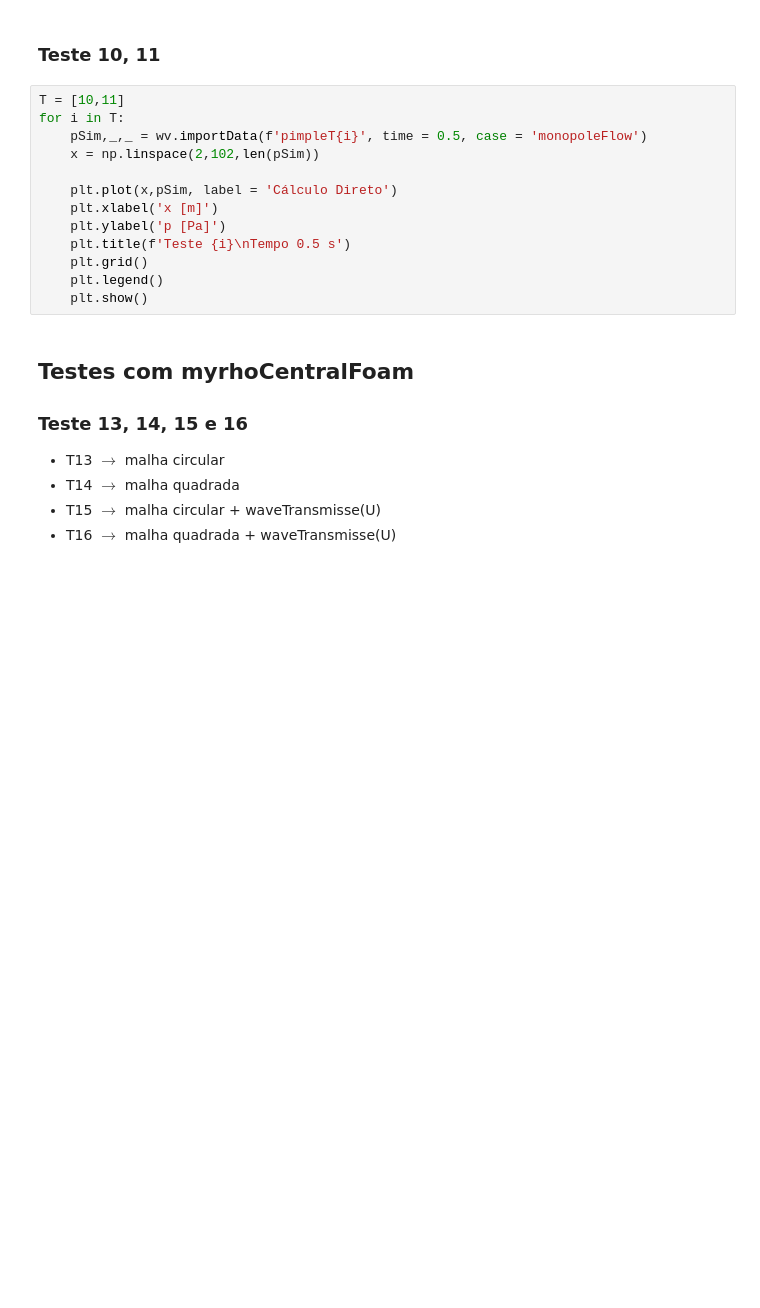
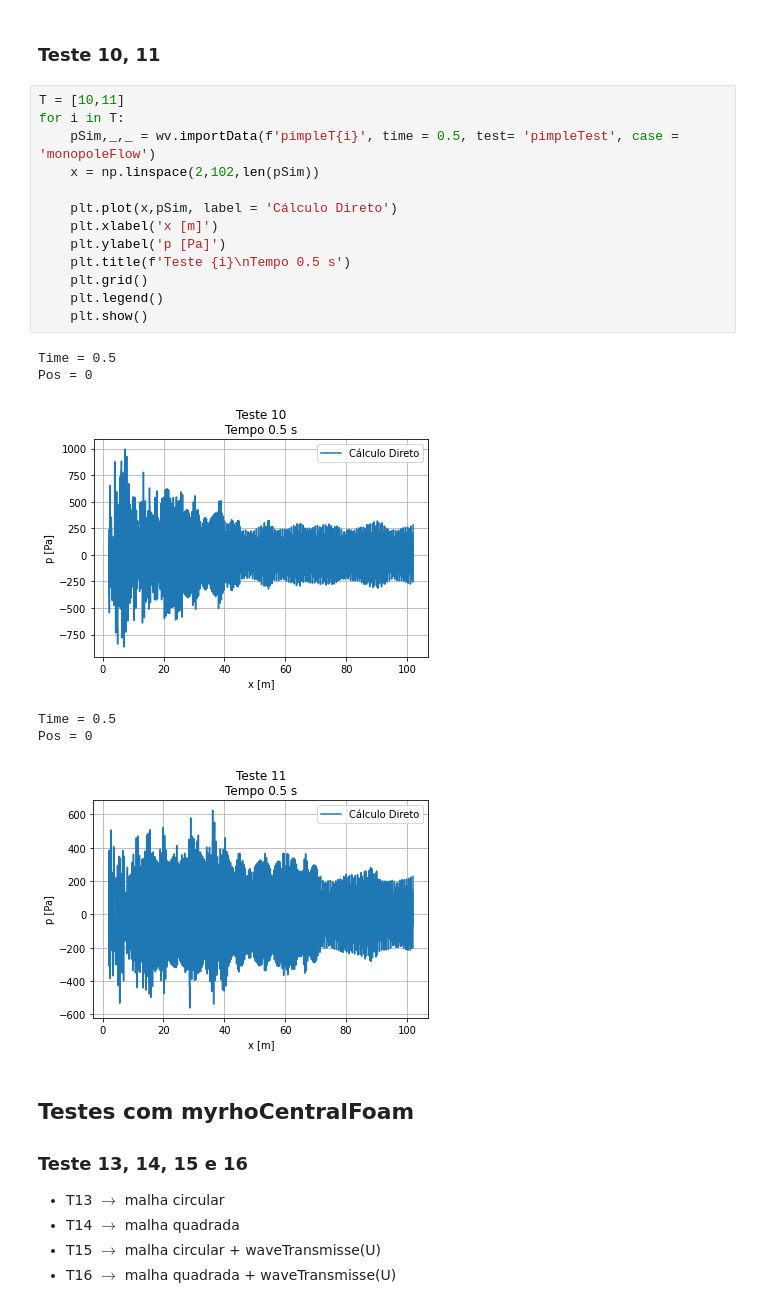
Before and after one commit to Widmark-Kaue/post-process-monopole, a Jupyter notebook: monopoleFlow.ipynb, the cells around one changed output. Cells and saved outputs as stored; diff of their text form; blank space fills up the shorter version.

```diff
--- a/monopoleFlow.ipynb
+++ b/monopoleFlow.ipynb
@@ -75,16 +90,23 @@ plt.show()
 # %%
 T = [10,11]
 for i in T:
-    pSim,_,_ = wv.importData(f'pimpleT{i}', time = 0.5, case = 'monopoleFlow')
+    pSim,_,_ = wv.importData(f'pimpleT{i}', time = 0.5, test= 'pimpleTest', case = 'monopoleFlow')
     x = np.linspace(2,102,len(pSim))
 
     plt.plot(x,pSim, label = 'Cálculo Direto')
     plt.xlabel('x [m]')
     plt.ylabel('p [Pa]')
     plt.title(f'Teste {i}\nTempo 0.5 s')
     plt.grid()
     plt.legend()
     plt.show()
+# %% [output]
+Time = 0.5
+Pos = 0
+[figure, added]
+Time = 0.5
+Pos = 0
+[figure, added]
 # %% [markdown]
 ## Testes com myrhoCentralFoam
 ### Teste 13, 14, 15 e 16
```
Also changed, not shown: parts of 6 cells of this notebook.
